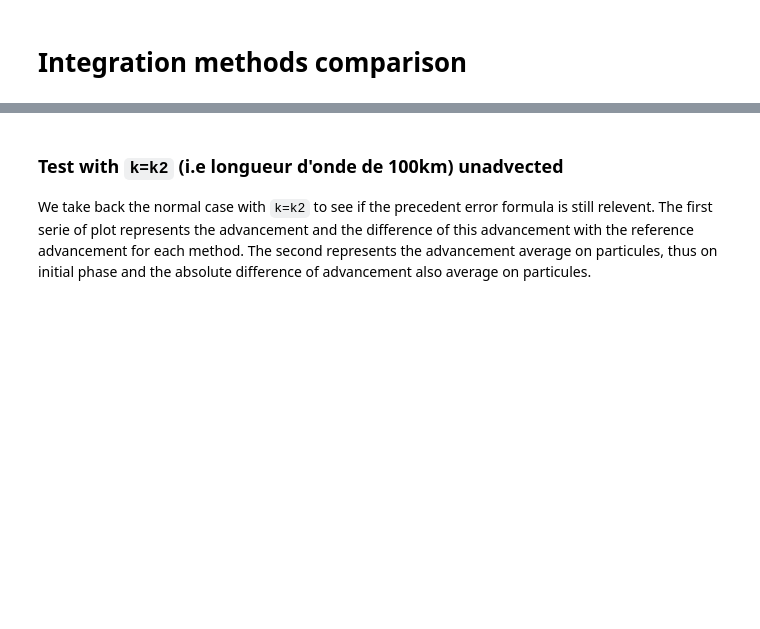
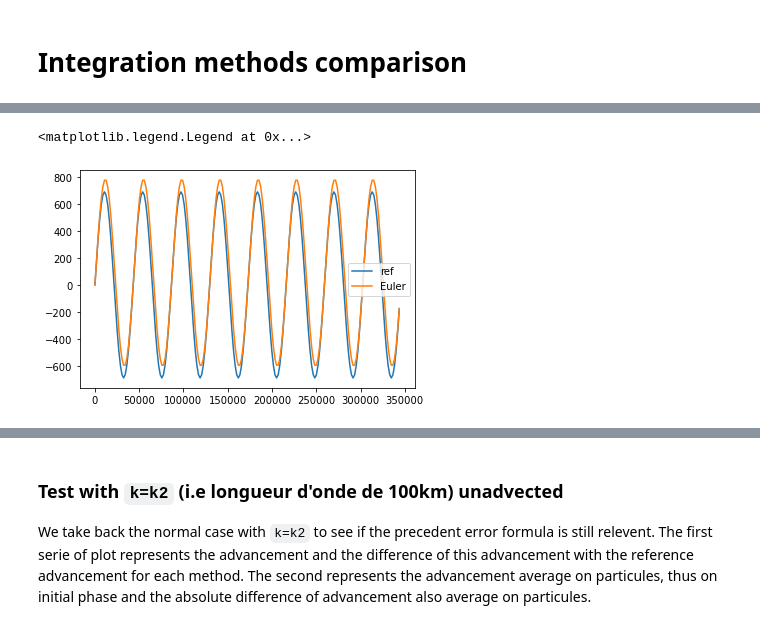
Before and after one commit to margot-demol/stage-m1, a Jupyter notebook: development/temporal_int_comparison.ipynb, the cells around one changed output, grey strips where cells are left out. Cells and saved outputs as stored; diff of their text form; code cells hidden in the pictures; blank space fills up the shorter version.

```diff
--- a/development/temporal_int_comparison.ipynb
+++ b/development/temporal_int_comparison.ipynb
@@ -28,0 +42,19 @@ comp.print_diff_adv()
+# %%
+phi=0
+uw=0.1
+t_step=sti.h2s/2
+t=np.arange(0,4*sti.d2s,t_step)
+
+adv_ana=uw/sti.w2*(np.sin(sti.w2*t + phi)-np.sin(phi))#analytic solution
+adv_euler=np.zeros_like(t)#euler solution:
+s=0
+for i in range(0,len(t)):
+    adv_euler[i]=s
+    s+=uw*t_step*np.cos(sti.w2*t[i]+phi)
+
+plt.plot(t,adv_ana, label="ref")
+plt.plot(t, adv_euler, label='Euler')
+plt.legend()
+# %% [output]
+<matplotlib.legend.Legend at 0x...>
+[figure, added]
```
Also changed, not shown: parts of 32 cells of this notebook, 1 other file.
